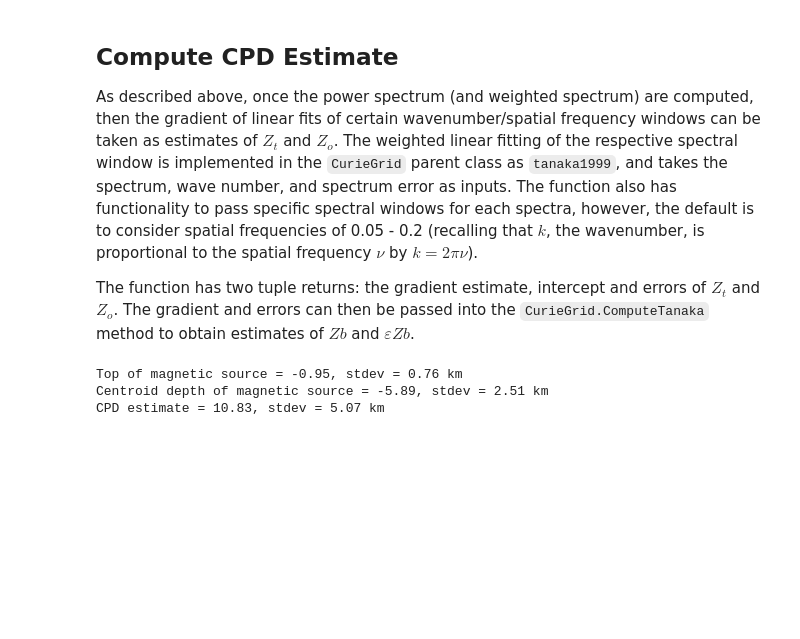
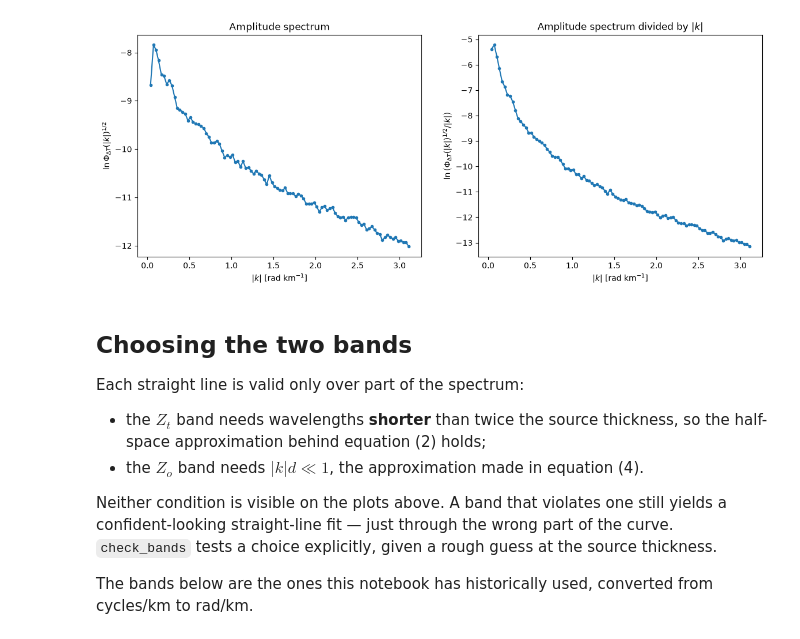
Before and after one commit to brmather/pycurious, a Jupyter notebook: Examples/Notebooks/Tanaka/Ex2-Compute-Curie-depth.ipynb, the cells around one changed output. Drawn from its saved outputs; the diff is of its cells as text; code cells hidden in the pictures; blank space fills up the shorter version.

```diff
--- a/Examples/Notebooks/Tanaka/Ex2-Compute-Curie-depth.ipynb
+++ b/Examples/Notebooks/Tanaka/Ex2-Compute-Curie-depth.ipynb
@@ -64,11 +71,13 @@ which is compatible with Bouligand _et al._ (2009) computation of Curie depth. F
 # %%
-# initialise CurieOptimise object
 grid = pycurious.CurieOptimiseTanaka(d, xmin, xmax, ymin, ymax)
-#grid = pycurious.CurieGrid(d, xmin, xmax, ymin, ymax)
 
-# pick the centroid
 xpt = 0.5*(xmin + xmax)
 ypt = 0.5*(ymin + ymax)
 
 window_size = 200e3
 subgrid = grid.subgrid(window_size, xpt, ypt)
+
+k, Phi, sigma_Phi = grid.radial_spectrum(subgrid, taper=np.hanning, power=1)
+
+print("{} bins, spaced {:.4f} rad/km, reaching {:.2f} rad/km".format(
+    len(k), k[1]-k[0], k.max()))
@@ -75,9 +85,0 @@ subgrid = grid.subgrid(window_size, xpt, ypt)
-# %%
-k, Phi, sigma_Phi = grid.radial_spectrum(subgrid, taper=None, power=1)
-
-# Plot of amplitude spectrum, as function of spatial frequency
-plt.plot(k/(2*np.pi), Phi/(2*np.pi), '-o')
-plt.title('Amplitude Spectrum')
-plt.xlabel(r'$|k|/(2\pi)$ [km$^{-1}$]')
-plt.ylabel(r'$\ln(\Phi_{\Delta T}(|k|)^{1/2})/(2\pi)$')
-plt.show()
@@ -96,26 +86,29 @@ plt.show()
-# %% [markdown]
-## Compute CPD Estimate
-As described above, once the power spectrum (and weighted spectrum) are computed, then the gradient of linear fits of certain wavenumber/spatial frequency windows can be taken as estimates of $Z_t$ and $Z_o$. The weighted linear fitting of the respective spectral window is implemented in the `CurieGrid` parent class as `tanaka1999`, and takes the spectrum, wave number, and spectrum error as inputs. The function also has functionality to pass specific spectral windows for each spectra, however, the default is to consider spatial frequencies of 0.05 - 0.2 (recalling that $k$, the wavenumber, is proportional to the spatial frequency $\nu$ by $k=2\pi\nu$).
-
-
-The function has two tuple returns: the gradient estimate, intercept and errors of $Z_t$ and $Z_o$. The gradient and errors can then be passed into the `CurieGrid.ComputeTanaka` method to obtain estimates of $Zb$ and $\varepsilon Zb$.
-# %%
-z0_min, z0_max = 0.0, 0.1
-zt_min, zt_max = 0.2, 0.3
-
-z0_range = (z0_min, z0_max)
-zt_range = (zt_min, zt_max)
-
-
-zt, z0, zt_int, z0_int, sigma_zt, sigma_z0 = grid.optimise(window_size, xpt, ypt, zt_range, z0_range, taper=None)
-
-print("Top of magnetic source = {:.2f}, stdev = {:.2f} km".format(zt, sigma_zt))
-print("Centroid depth of magnetic source = {:.2f}, stdev = {:.2f} km".format(z0, sigma_z0))
-
-CPD, sigma_CPD = grid.calculate_CPD(zt, z0, sigma_zt, sigma_z0)
-
-print('CPD estimate = {:.2f}, stdev = {:.2f} km'.format(CPD, sigma_CPD))
-# %% [output]
-Top of magnetic source = -0.95, stdev = 0.76 km
-Centroid depth of magnetic source = -5.89, stdev = 2.51 km
-CPD estimate = 10.83, stdev = 5.07 km
+# %%
+Phi_n = Phi - np.log(k)
+
+fig, (ax1, ax2) = plt.subplots(1, 2, figsize=(14,5))
+
+ax1.plot(k, Phi, '-o', markersize=3)
+ax1.set_title('Amplitude spectrum')
+ax1.set_xlabel(r'$|k|$ [rad km$^{-1}$]')
+ax1.set_ylabel(r'$\ln \Phi_{\Delta T}(|k|)^{1/2}$')
+
+ax2.plot(k, Phi_n, '-o', markersize=3)
+ax2.set_title(r'Amplitude spectrum divided by $|k|$')
+ax2.set_xlabel(r'$|k|$ [rad km$^{-1}$]')
+ax2.set_ylabel(r'$\ln \left(\Phi_{\Delta T}(|k|)^{1/2}/|k|\right)$')
+
+plt.show()
+# %% [output]
+[figure, added]
+# %% [markdown]
+## Choosing the two bands
+
+Each straight line is valid only over part of the spectrum:
+
+- the $Z_t$ band needs wavelengths **shorter** than twice the source thickness, so the half-space approximation behind equation (2) holds;
+- the $Z_o$ band needs $|k|d \ll 1$, the approximation made in equation (4).
+
+Neither condition is visible on the plots above. A band that violates one still yields a confident-looking straight-line fit — just through the wrong part of the curve. `check_bands` tests a choice explicitly, given a rough guess at the source thickness.
+
+The bands below are the ones this notebook has historically used, converted from cycles/km to rad/km.
```
Also changed, not shown: parts of 18 cells of this notebook, 6 other files.
